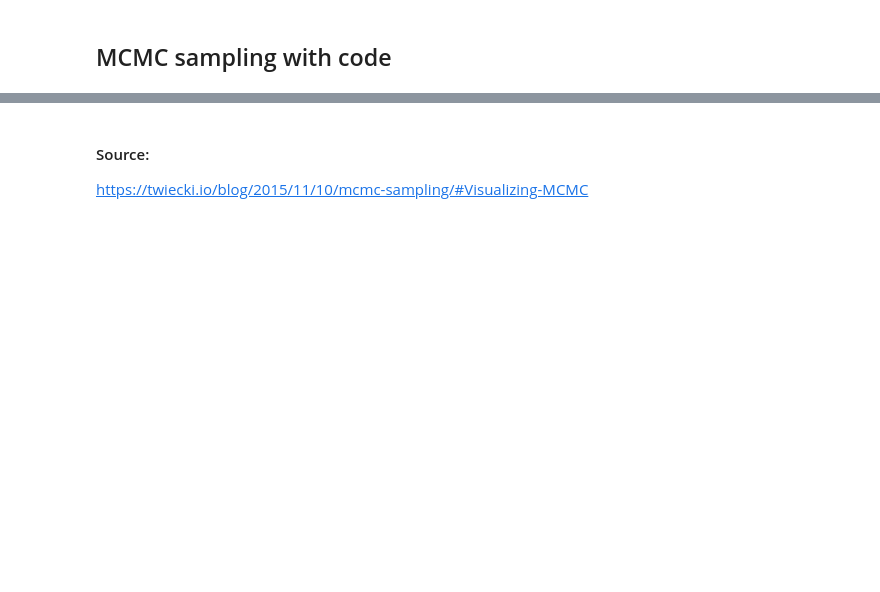
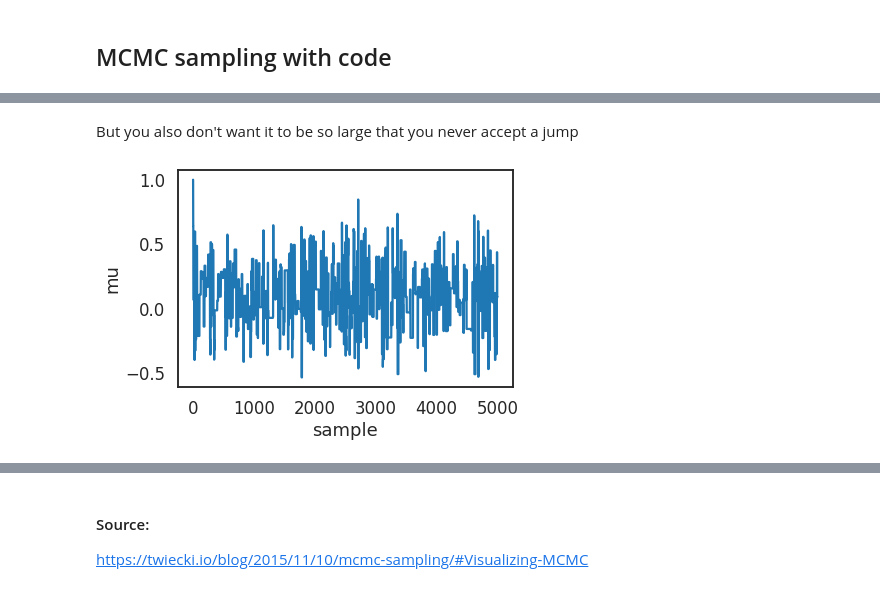
Before and after one commit to danhphan/bayesian-inferences, a Jupyter notebook: 61_mcmc_sampling_basic.ipynb, the cells around one changed output, grey strips where cells are left out. Drawn from its saved outputs; the diff is of its cells as text; code cells hidden in the pictures; blank space fills up the shorter version.

```diff
--- a/61_mcmc_sampling_basic.ipynb
+++ b/61_mcmc_sampling_basic.ipynb
@@ -186,0 +205,9 @@ ax.legend()
+# %% [markdown]
+But you also don't want it to be so large that you never accept a jump
+# %%
+posterior_large = sampler(data, samples=5000, mu_init=1., proposal_width=3.)
+fig, ax = plt.subplots()
+ax.plot(posterior_large)
+_ = ax.set(xlabel='sample', ylabel='mu')
+# %% [output]
+[figure, added]
```
Also changed, not shown: parts of 12 cells of this notebook.
